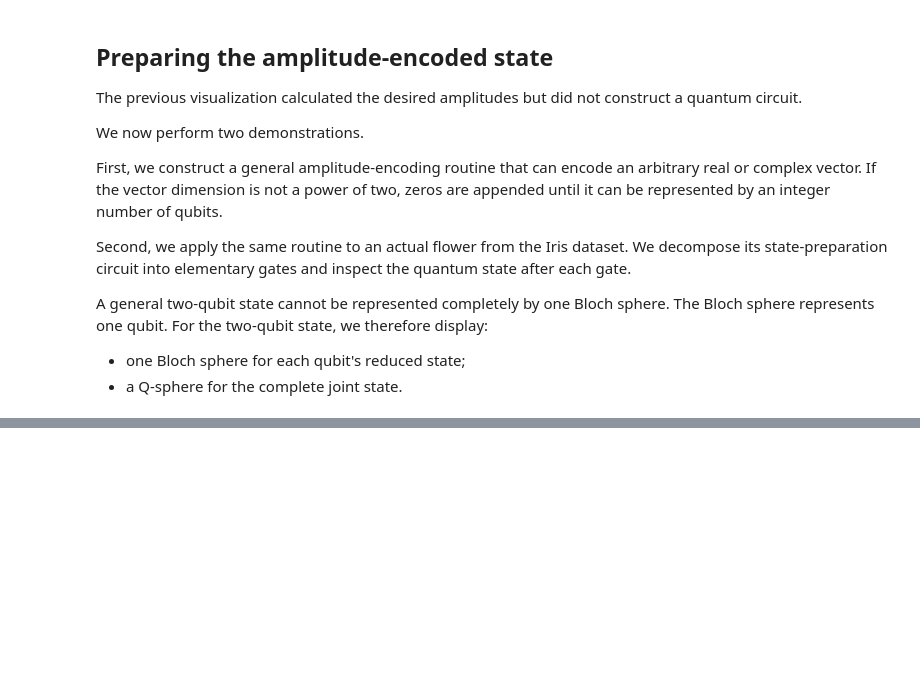
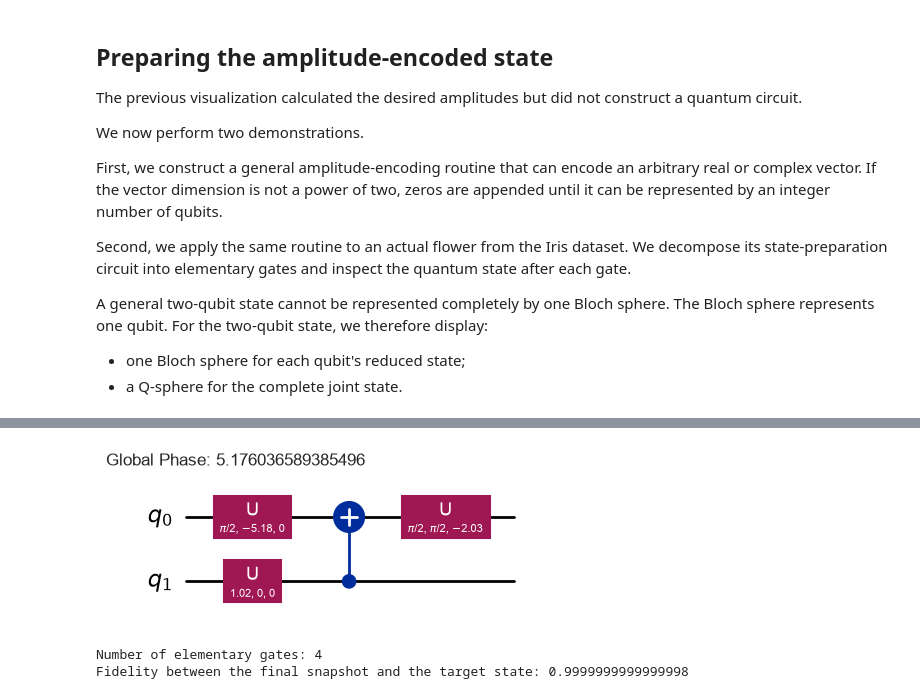
Before and after one commit to LegacYFTw/ece592-fall-2026, a Jupyter notebook: encoding_schemes.ipynb, the cells around one changed output, grey strips where cells are left out. Drawn from its saved outputs; the diff is of its cells as text; code cells hidden in the pictures; blank space fills up the shorter version.

```diff
--- a/encoding_schemes.ipynb
+++ b/encoding_schemes.ipynb
@@ -1189,0 +1291,35 @@ from qiskit.visualization import (
+# %%
+compiled_amplitude_circuit = transpile(general_amplitude_circuit, basis_gates=["u", "cx"], optimization_level=0, seed_transpiler=SEED)
+
+encoding_states = [Statevector.from_label("00")]
+encoding_step_labels = [r"Initial state $|00\rangle$"]
+current_state = encoding_states[0]
+
+for step_number, circuit_instruction in enumerate(compiled_amplitude_circuit.data, start=1):
+    # Extract the gate from Qiskit's circuit-instruction object.
+    operation = circuit_instruction.operation
+
+    # Convert the qubits acted upon by the gate into integer indices.
+    qubit_indices = [compiled_amplitude_circuit.find_bit(qubit).index for qubit in circuit_instruction.qubits]
+
+    # Apply the current gate to the previous statevector.
+    current_state = current_state.evolve(operation, qargs=qubit_indices)
+
+    # Save the new state so that it can be displayed as an animation frame.
+    encoding_states.append(current_state)
+
+    # Create a readable list of the qubits acted upon by the current gate.
+    qubit_text = ", ".join(f"q{index}" for index in qubit_indices)
+
+    # Save a label describing the gate associated with this animation frame.
+    encoding_step_labels.append(f"Step {step_number}: {operation.name} on {qubit_text}")
+
+final_state_fidelity = np.abs(np.vdot(general_amplitude_state.data, encoding_states[-1].data)) ** 2
+
+display(compiled_amplitude_circuit.draw(output="mpl", fold=-1))
+print("Number of elementary gates:", len(compiled_amplitude_circuit.data))
+print("Fidelity between the final snapshot and the target state:", final_state_fidelity)
+# %% [output]
+[figure, added]
+Number of elementary gates: 4
+Fidelity between the final snapshot and the target state: 0.9999999999999998
```
Also changed, not shown: parts of 5 cells of this notebook.
